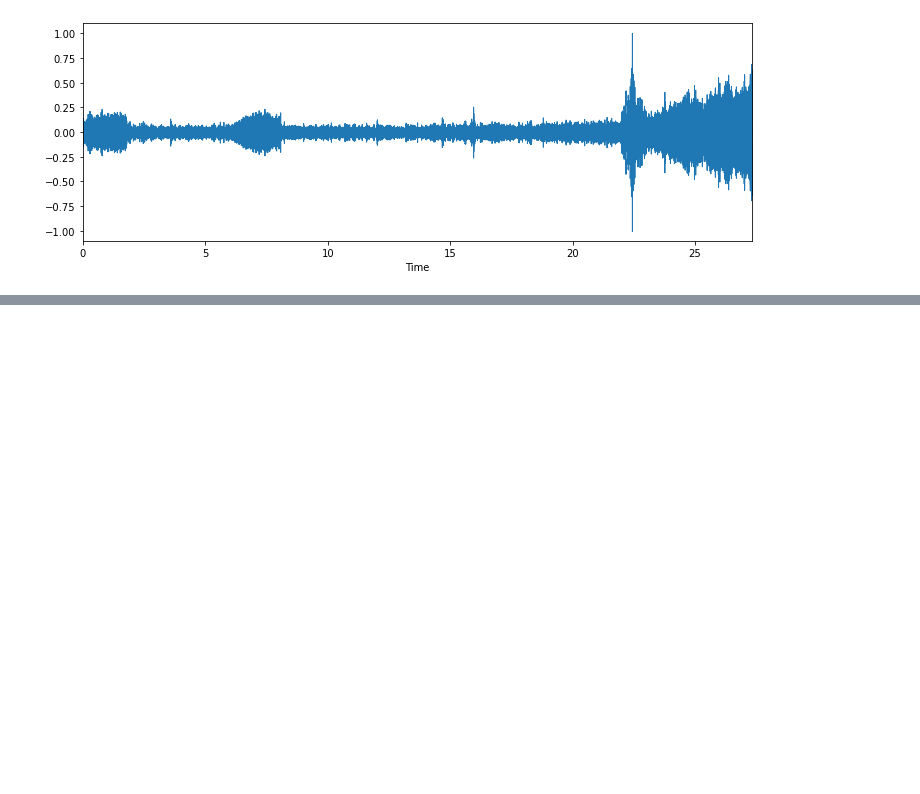
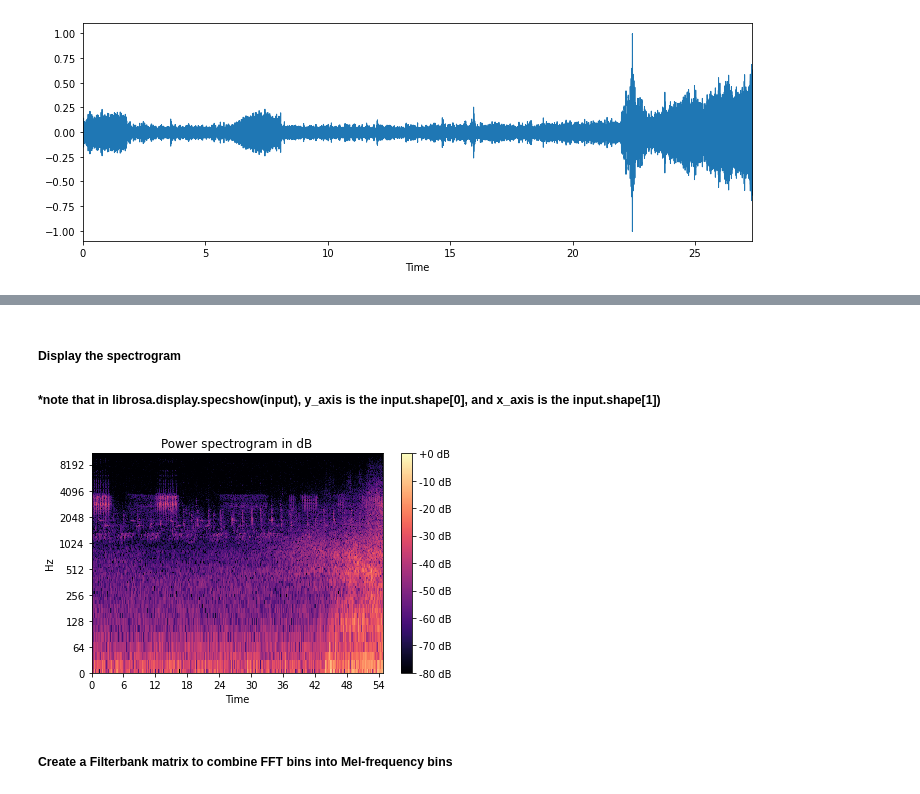
Before and after one commit to DK-Nguyen/audio-captioning-sub-sampling, a Jupyter notebook: notebooks/demo-audio-cap.ipynb, the cells around one changed output, grey strips where cells are left out. Saved outputs shown, nothing was run; the diff lists cells and outputs as text; code cells hidden in the pictures; blank space fills up the shorter version.

Commit message:
done processing data in demo

```diff
--- a/notebooks/demo-audio-cap.ipynb
+++ b/notebooks/demo-audio-cap.ipynb
@@ -226,7 +182,7 @@ import matplotlib.pyplot as plt
 
 csv_entry = csv_dev[0]
 file_name_audio = csv_entry['file_name']
-audio_file_path = Path('demo_data') / file_name_audio
+audio_file_path = Path('demo_data/clotho_audio_files') / file_name_audio
 sample_rate = 44100
 audio = load_audio_file_demo(audio_file=audio_file_path,
                                sr=sample_rate, mono=True)
@@ -239,0 +200,3 @@ plt.show()
+# %%
+y = audio/abs(audio).max()
+y
@@ -239,0 +208,13 @@ plt.show()
+# %%
+sr=44100
+nb_fft = 1024
+hop_size=512
+nb_mels=64
+win_length=1024
+window_function='hann'
+center=True
+f_max=None
+f_min=0.0
+htk=False
+power=1.0
+norm=1
@@ -239,0 +224,9 @@ plt.show()
+# %%
+from librosa.core import stft
+import numpy as np
+
+S = np.abs(stft(y=y, n_fft=nb_fft, hop_length=hop_size,
+                win_length=win_length, center=center,
+                window=window_function))**power
+print(S.shape)
+S
@@ -239,0 +248,18 @@ plt.show()
+# %% [markdown]
+##### Display the spectrogram
+##### *note that in librosa.display.specshow(input), y_axis is the input.shape[0], and x_axis is the input.shape[1])
+# %%
+import matplotlib.pyplot as plt
+from librosa.display import specshow
+from librosa import amplitude_to_db
+
+specshow(amplitude_to_db(S, ref=np.max),
+         y_axis='log', x_axis='time')
+plt.title('Power spectrogram in dB')
+plt.colorbar(format='%+2.0f dB')
+plt.tight_layout()
+plt.show()
+# %% [output]
+[figure, added]
+# %% [markdown]
+##### Create a Filterbank matrix to combine FFT bins into Mel-frequency bins
```
Also changed, not shown: parts of 27 cells of this notebook, 19 other files.
